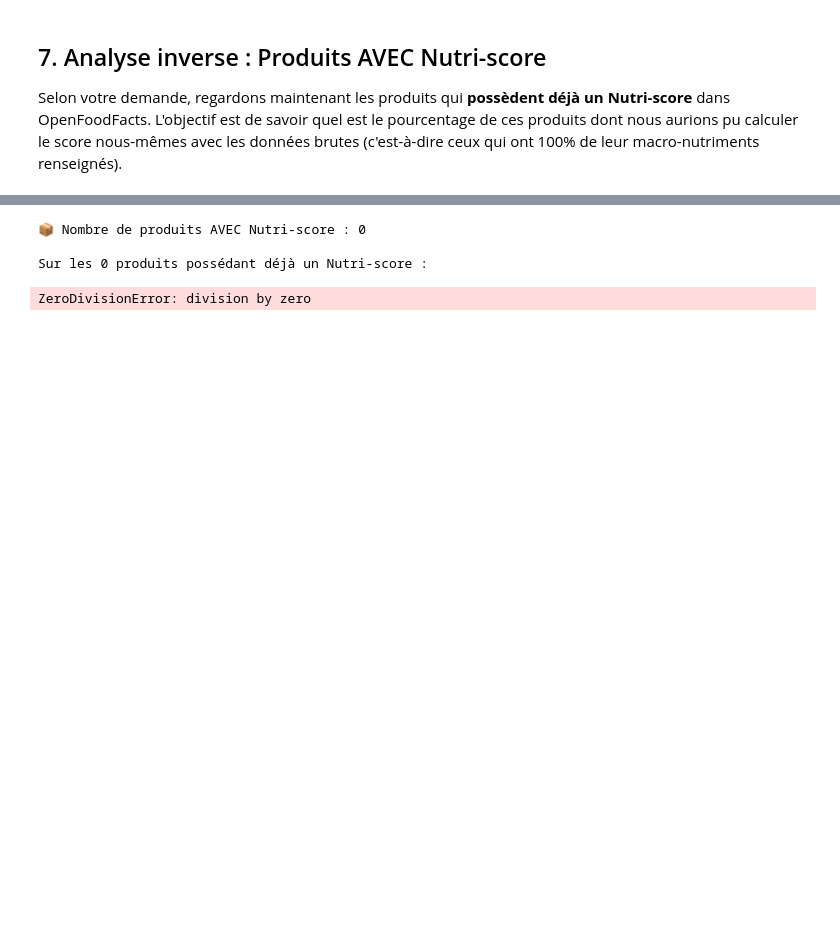
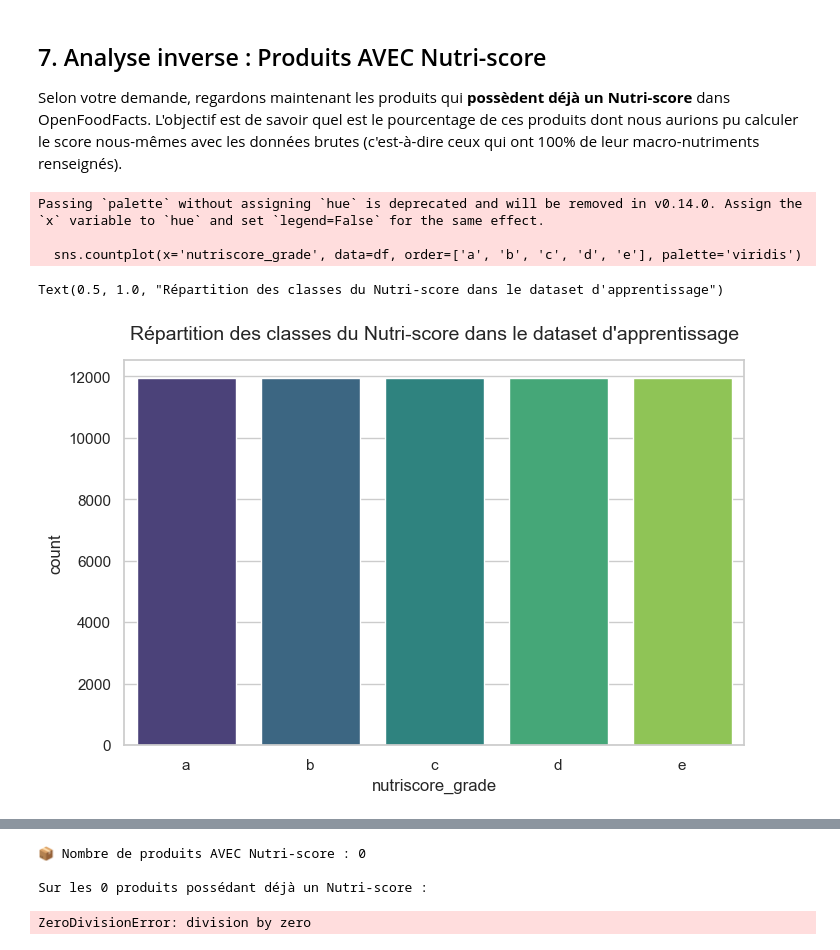
Before and after one commit to Zelote07/Open-Food-Fact-label, a Jupyter notebook: Nutri/analyse_nutri.ipynb, the cells around one changed output, grey strips where cells are left out. Saved outputs shown, nothing was run; the diff lists cells and outputs as text; code cells hidden in the pictures; blank space fills up the shorter version.

```diff
--- a/Nutri/analyse_nutri.ipynb
+++ b/Nutri/analyse_nutri.ipynb
@@ -242,3 +245,15 @@ else:
 ## 7. Analyse inverse : Produits AVEC Nutri-score
 
 Selon votre demande, regardons maintenant les produits qui **possèdent déjà un Nutri-score** dans OpenFoodFacts. L'objectif est de savoir quel est le pourcentage de ces produits dont nous aurions pu calculer le score nous-mêmes avec les données brutes (c'est-à-dire ceux qui ont 100% de leur macro-nutriments renseignés).
+# %%
+# repartition des classes du Nutri-score dans le dataset d'apprentissage
+plt.figure(figsize=(8, 5))
+sns.countplot(x='nutriscore_grade', data=df, order=['a', 'b', 'c', 'd', 'e'], palette='viridis')
+plt.title("Répartition des classes du Nutri-score dans le dataset d'apprentissage", fontsize
+            =14, pad=15)
+# %% [output]
+Passing `palette` without assigning `hue` is deprecated and will be removed in v0.14.0. Assign the `x` variable to `hue` and set `legend=False` for the same effect.
+
+  sns.countplot(x='nutriscore_grade', data=df, order=['a', 'b', 'c', 'd', 'e'], palette='viridis')
+Text(0.5, 1.0, "Répartition des classes du Nutri-score dans le dataset d'apprentissage")
+[figure, added]
```
Also changed, not shown: parts of 6 cells of this notebook, 2 other files.
